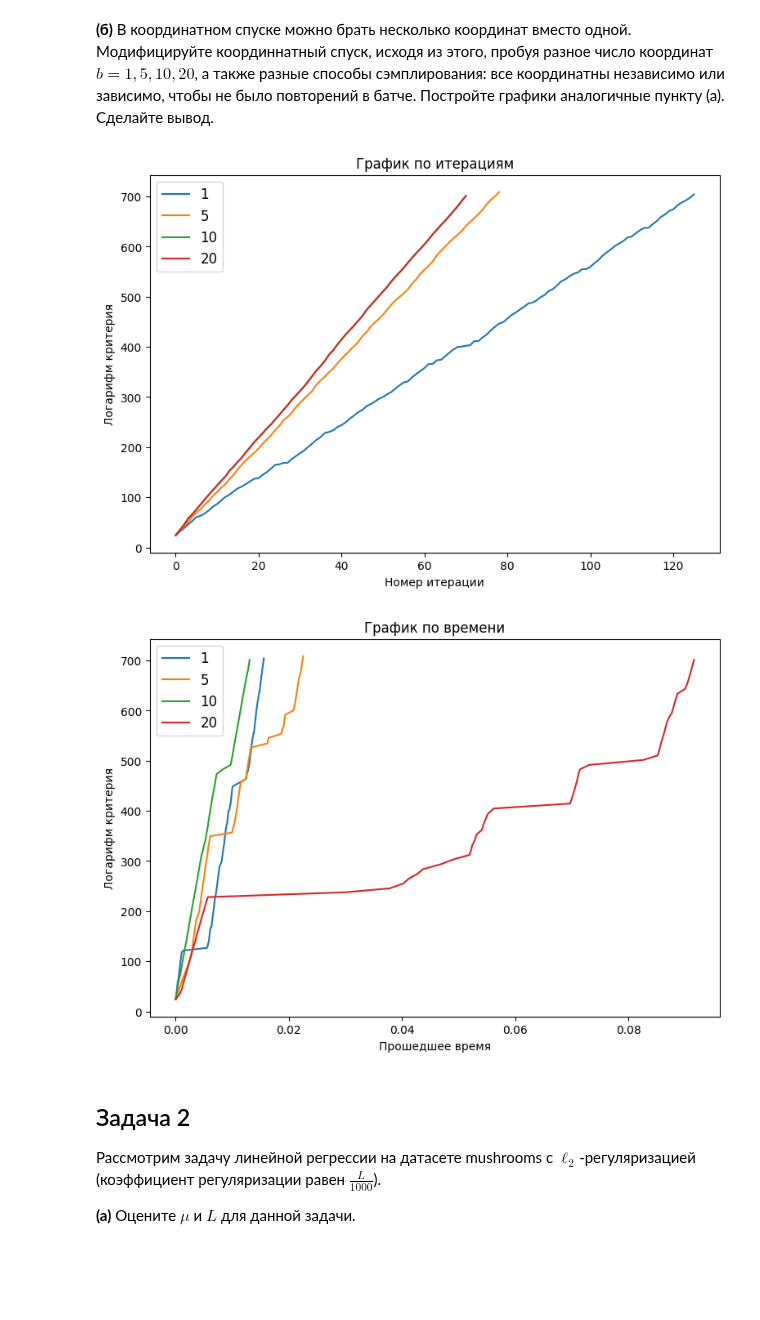
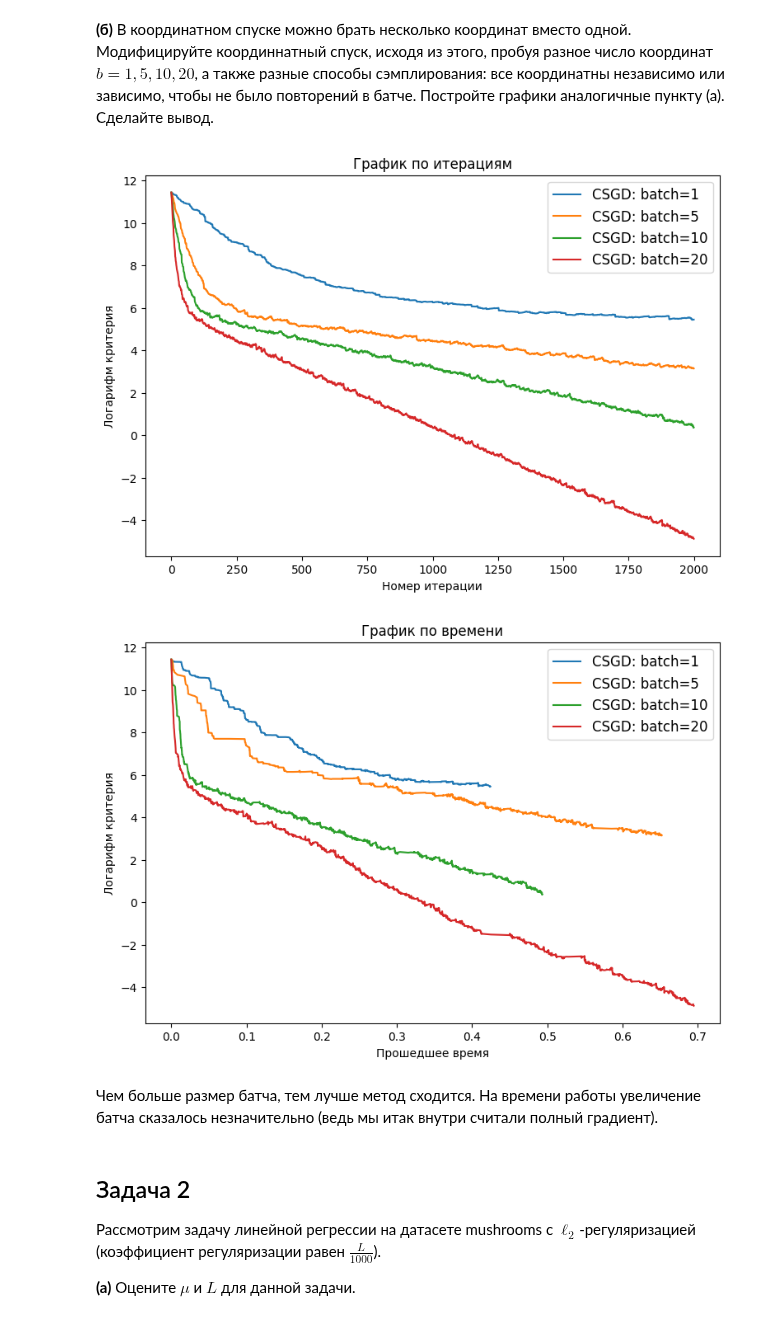
Before and after one commit to featztex/optimization, a Jupyter notebook: hw/Emelyanov_HW_6.ipynb, the cells around one changed output. Saved outputs shown, nothing was run; the diff lists cells and outputs as text; code cells hidden in the pictures; blank space fills up the shorter version.

```diff
--- a/hw/Emelyanov_HW_6.ipynb
+++ b/hw/Emelyanov_HW_6.ipynb
@@ -161,5 +153,0 @@ x20, f20, times20, errs20 = scd(x0=x0, batch=b4, iters=iters)
-# %%
-risovach(times=[times1, times5, times10, times20], errs=[errs1, errs5, errs10, errs10], labels=['1', '5', '10', '20'])
-# %% [output]
-[figure, removed]
-[figure, removed]
@@ -212,3 +154,13 @@ def scd(x0, error=err_gradnorm, b=1, sample_type=0, iters=1000, eps=1e-9):
+# %%
+x5, f5, times5, errs5 = csgd(x0=x0, gamma=1/L, batch=5)
+x10, f10, times10, errs10 = csgd(x0=x0, gamma=1/L, batch=10)
+x20, f20, times20, errs20 = csgd(x0=x0, gamma=1/L, batch=20)
+risovach(times=[times1, times5, times10, times20], errs=[errs1, errs5, errs10, errs20], labels=[r'CSGD: batch=1', r'CSGD: batch=5', r'CSGD: batch=10', r'CSGD: batch=20'])
+# %% [output]
+[figure, added]
+[figure, added]
+# %% [markdown]
+Чем больше размер батча, тем лучше метод сходится. На времени работы увеличение батча сказалось незначительно (ведь мы итак внутри считали полный градиент).
 # %% [markdown]
 ## Задача 2
 
```
Also changed, not shown: parts of 25 cells of this notebook.
